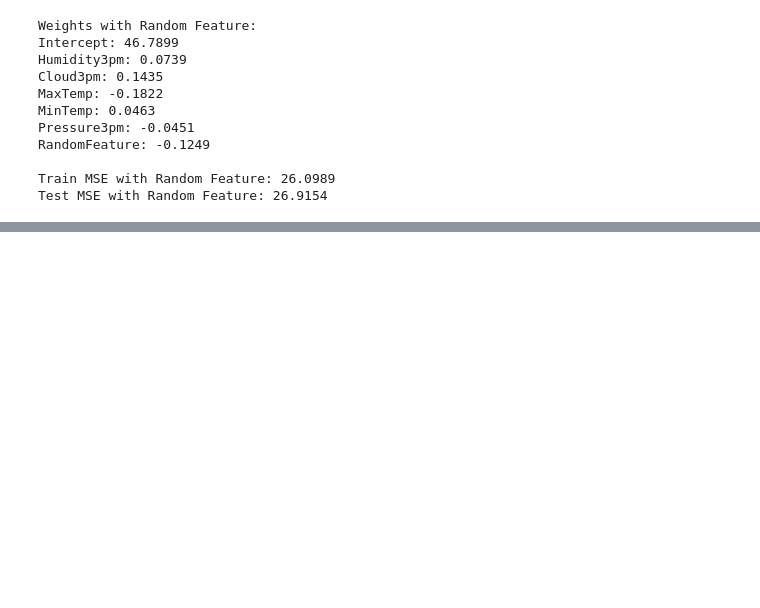
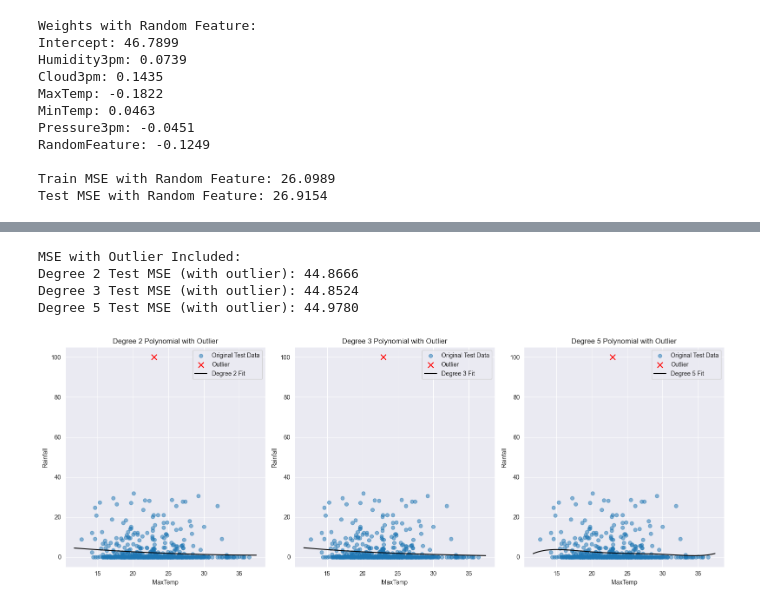
Before and after one commit to Mahyar-mhn/WeatherAUS_Rainfall_Regression_Analysis, a Jupyter notebook: main.ipynb, the cells around one changed output, grey strips where cells are left out. Drawn from its saved outputs; the diff is of its cells as text; code cells hidden in the pictures; blank space fills up the shorter version.

```diff
--- a/main.ipynb
+++ b/main.ipynb
@@ -456,0 +580,48 @@ Test MSE with Random Feature: 26.9154
+# %%
+# --- Create an artificial outlier ---
+x_outlier = np.array([df_test["MaxTemp"].mean()])  # middle temp
+y_outlier = np.array([100.0])  # extreme rainfall
+
+# --- Append to test data ---
+x_test_with_outlier = np.append(x_test_poly, x_outlier)
+y_test_with_outlier = np.append(y_test_poly, y_outlier)
+
+# --- Recalculate predictions and MSE ---
+print("MSE with Outlier Included:")
+for d in degrees:
+    # Design matrix with outlier
+    X_test_d = np.vstack([x_test_with_outlier**k for k in range(d + 1)]).T
+
+    # Predict
+    y_pred_test_d = X_test_d @ poly_weights[d]
+
+    # Compute MSE
+    mse_test_outlier = np.mean((y_test_with_outlier - y_pred_test_d) ** 2)
+    print(f"Degree {d} Test MSE (with outlier): {mse_test_outlier:.4f}")
+
+# --- Visualization ---
+x_line = np.linspace(min(x_test_with_outlier) - 1, max(x_test_with_outlier) + 1, 300)
+
+plt.figure(figsize=(16, 6))
+for i, d in enumerate(degrees):
+    X_line = np.vstack([x_line**k for k in range(d + 1)]).T
+    y_line_pred = X_line @ poly_weights[d]
+
+    plt.subplot(1, 3, i+1)
+    plt.scatter(x_test_poly, y_test_poly, alpha=0.5, label="Original Test Data")
+    plt.scatter(x_outlier, y_outlier, color='red', label="Outlier", s=80, marker='x')
+    plt.plot(x_line, y_line_pred, color='black', label=f"Degree {d} Fit")
+    plt.title(f"Degree {d} Polynomial with Outlier")
+    plt.xlabel("MaxTemp")
+    plt.ylabel("Rainfall")
+    plt.legend()
+    plt.grid(True)
+
+plt.tight_layout()
+plt.show()
+# %% [output]
+MSE with Outlier Included:
+Degree 2 Test MSE (with outlier): 44.8666
+Degree 3 Test MSE (with outlier): 44.8524
+Degree 5 Test MSE (with outlier): 44.9780
+[figure, added]
```
Also changed, not shown: parts of 9 cells of this notebook.
